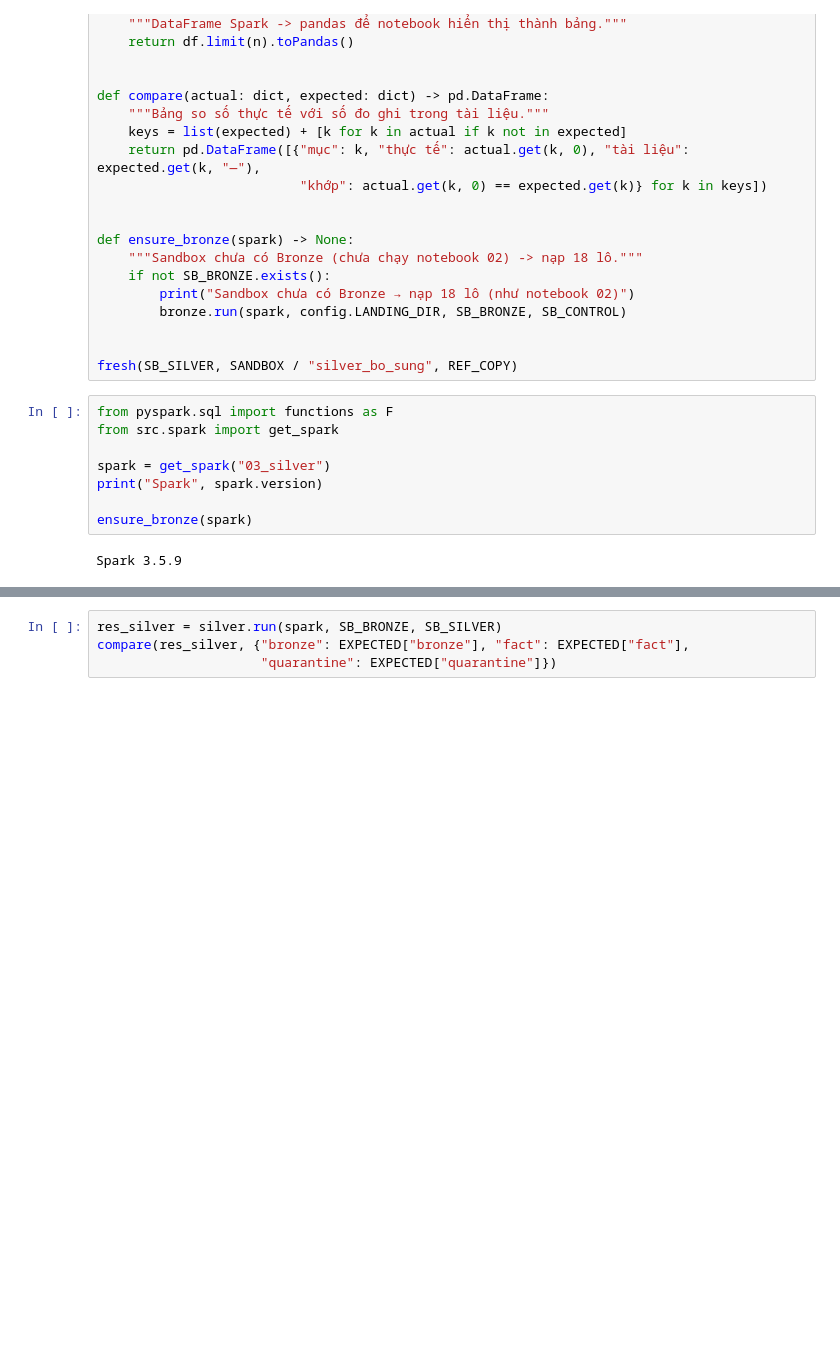
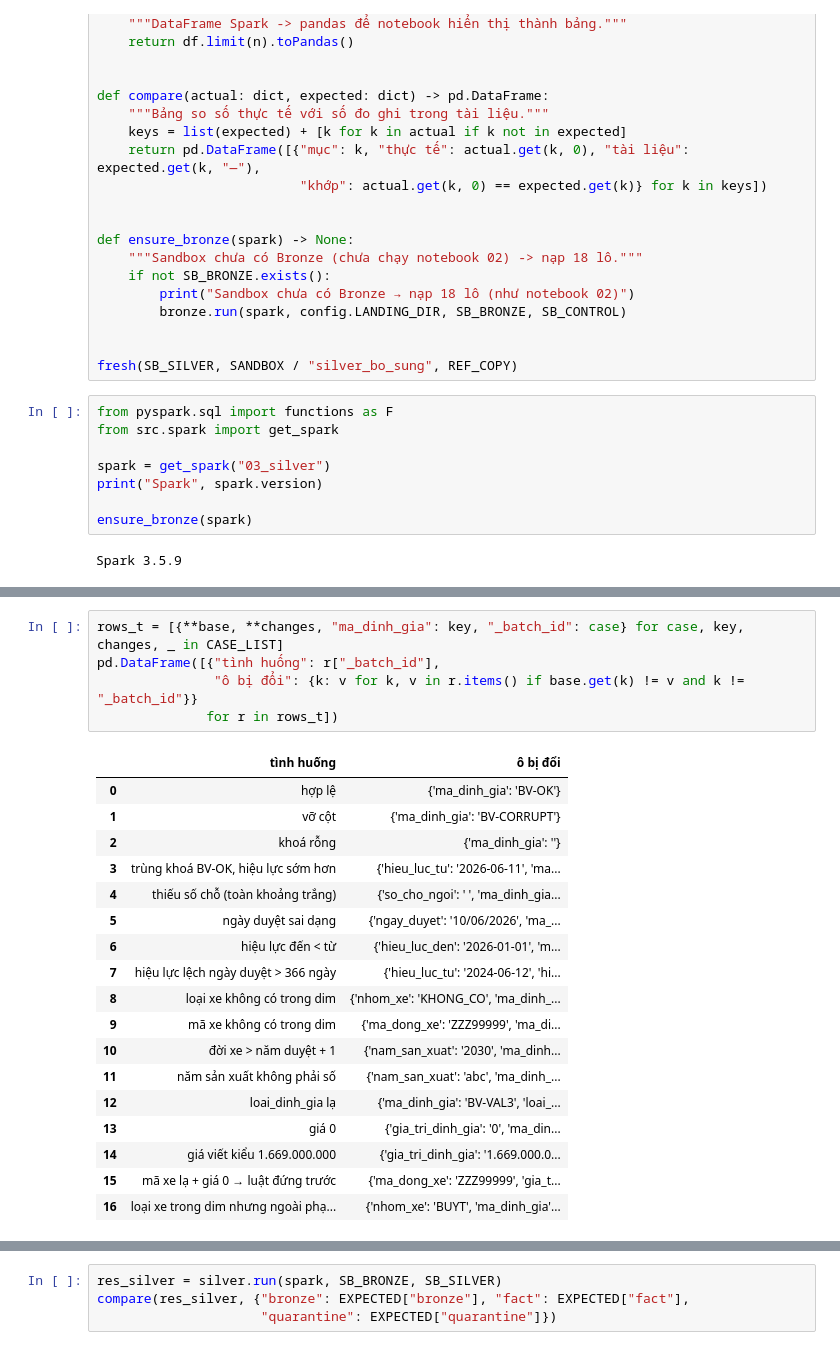
Before and after one commit to AIVIETNAM-AIO-TQNHAN/gia_tri_xe_oto, a Jupyter notebook: notebook/03_bronze_silver.ipynb, the cells around one changed output, grey strips where cells are left out. Drawn from its saved outputs; the diff is of its cells as text; blank space fills up the shorter version.

```diff
--- a/notebook/03_bronze_silver.ipynb
+++ b/notebook/03_bronze_silver.ipynb
@@ -168,0 +206,24 @@ table
+# %%
+rows_t = [{**base, **changes, "ma_dinh_gia": key, "_batch_id": case} for case, key, changes, _ in CASE_LIST]
+pd.DataFrame([{"tình huống": r["_batch_id"],
+               "ô bị đổi": {k: v for k, v in r.items() if base.get(k) != v and k != "_batch_id"}}
+              for r in rows_t])
+# %% [output]
+|  | tình huống | ô bị đổi |
+| 0 | hợp lệ | {'ma_dinh_gia': 'BV-OK'} |
+| 1 | vỡ cột | {'ma_dinh_gia': 'BV-CORRUPT'} |
+| 2 | khoá rỗng | {'ma_dinh_gia': ''} |
+| 3 | trùng khoá BV-OK, hiệu lực sớm hơn | {'hieu_luc_tu': '2026-06-11', 'ma... |
+| 4 | thiếu số chỗ (toàn khoảng trắng) | {'so_cho_ngoi': ' ', 'ma_dinh_gia... |
+| 5 | ngày duyệt sai dạng | {'ngay_duyet': '10/06/2026', 'ma_... |
+| 6 | hiệu lực đến < từ | {'hieu_luc_den': '2026-01-01', 'm... |
+| 7 | hiệu lực lệch ngày duyệt > 366 ngày | {'hieu_luc_tu': '2024-06-12', 'hi... |
+| 8 | loại xe không có trong dim | {'nhom_xe': 'KHONG_CO', 'ma_dinh_... |
+| 9 | mã xe không có trong dim | {'ma_dong_xe': 'ZZZ99999', 'ma_di... |
+| 10 | đời xe > năm duyệt + 1 | {'nam_san_xuat': '2030', 'ma_dinh... |
+| 11 | năm sản xuất không phải số | {'nam_san_xuat': 'abc', 'ma_dinh_... |
+| 12 | loai_dinh_gia lạ | {'ma_dinh_gia': 'BV-VAL3', 'loai_... |
+| 13 | giá 0 | {'gia_tri_dinh_gia': '0', 'ma_din... |
+| 14 | giá viết kiểu 1.669.000.000 | {'gia_tri_dinh_gia': '1.669.000.0... |
+| 15 | mã xe lạ + giá 0 → luật đứng trước | {'ma_dong_xe': 'ZZZ99999', 'gia_t... |
+| 16 | loại xe trong dim nhưng ngoài phạ... | {'nhom_xe': 'BUYT', 'ma_dinh_gia'... |
```
Also changed, not shown: parts of 48 cells of this notebook, 5 other files.
